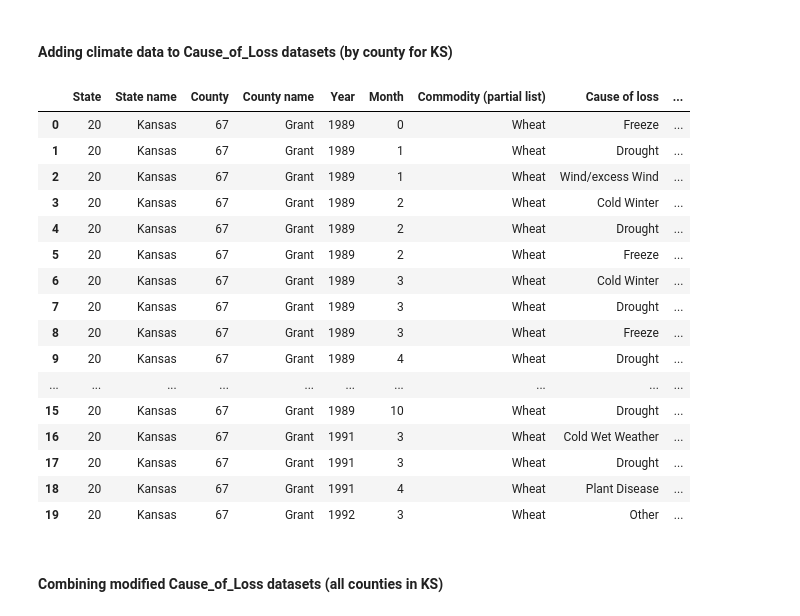
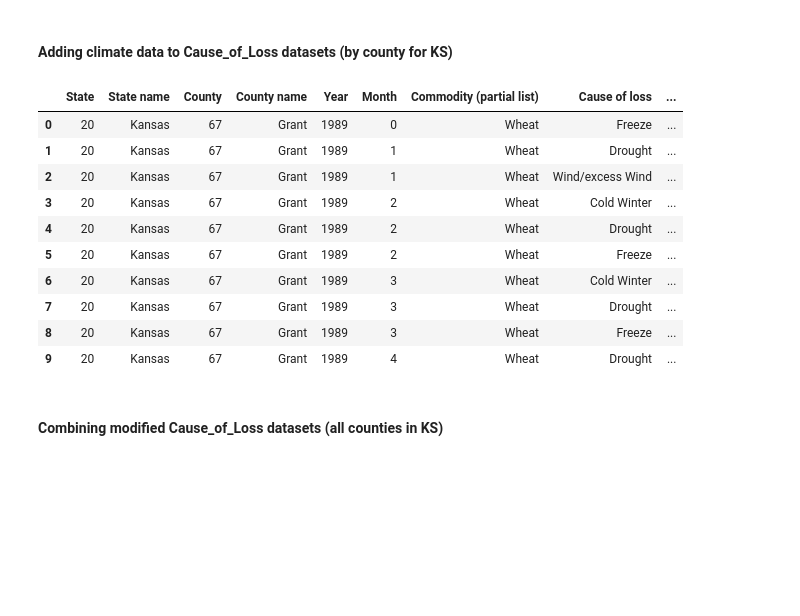
Before and after one commit to asmikumar/wheat-forecasting, a Jupyter notebook: climate_analyses.ipynb, the cells around one changed output. Saved outputs shown, nothing was run; the diff lists cells and outputs as text; code cells hidden in the pictures; blank space fills up the shorter version.

```diff
--- a/climate_analyses.ipynb
+++ b/climate_analyses.ipynb
@@ -515,40 +506,34 @@ df_loss_Kearny['Month'] = pd.to_numeric(df_loss_Kearny['Month'], downcast='integ
 df_loss_Kearny_merged = pd.merge(df_loss_Kearny, df_avg_temp_Kearny, how='left', on=['Year', 'Month'])
 df_loss_Kearny_merged = pd.merge(df_loss_Kearny_merged, df_min_temp_Kearny, how='left', on=['Year', 'Month'])
 df_loss_Kearny_merged = pd.merge(df_loss_Kearny_merged, df_max_temp_Kearny, how='left', on=['Year', 'Month'])
 df_loss_Kearny_merged = pd.merge(df_loss_Kearny_merged, df_precipitation_Kearny, how='left', on=['Year', 'Month'])
 df_loss_Kearny_merged = pd.merge(df_loss_Kearny_merged, df_drought_KS, how='left', on=['Year', 'Month'])
 
 # Morton
 df_loss_Morton = pd.read_csv("Data_KS_WA/KS/KS_Cause_of_Loss/KS_Morton_Cause_of_Loss.csv")
 df_loss_Morton.Month.replace({"Unspecified": 0}, inplace=True)
 df_loss_Morton['Year'] = pd.to_numeric(df_loss_Morton['Year'], downcast='integer')
 df_loss_Morton['Month'] = pd.to_numeric(df_loss_Morton['Month'], downcast='integer')
 df_loss_Morton_merged = pd.merge(df_loss_Morton, df_avg_temp_Morton, how='left', on=['Year', 'Month'])
 df_loss_Morton_merged = pd.merge(df_loss_Morton_merged, df_min_temp_Morton, how='left', on=['Year', 'Month'])
 df_loss_Morton_merged = pd.merge(df_loss_Morton_merged, df_max_temp_Morton, how='left', on=['Year', 'Month'])
 df_loss_Morton_merged = pd.merge(df_loss_Morton_merged, df_precipitation_Morton, how='left', on=['Year', 'Month'])
 df_loss_Morton_merged = pd.merge(df_loss_Morton_merged, df_drought_KS, how='left', on=['Year', 'Month'])
 
 # Testing
-df_loss_Grant_merged.head(20)
+df_loss_Grant_merged.head(10)
 # %% [output]
 |  | State | State name | County | County name | Year | Month | Commodity (partial list) | Cause of loss | ... |
 | 0 | 20 | Kansas | 67 | Grant | 1989 | 0 | Wheat | Freeze | ... |
 | 1 | 20 | Kansas | 67 | Grant | 1989 | 1 | Wheat | Drought | ... |
 | 2 | 20 | Kansas | 67 | Grant | 1989 | 1 | Wheat | Wind/excess Wind | ... |
 | 3 | 20 | Kansas | 67 | Grant | 1989 | 2 | Wheat | Cold Winter | ... |
 | 4 | 20 | Kansas | 67 | Grant | 1989 | 2 | Wheat | Drought | ... |
 | 5 | 20 | Kansas | 67 | Grant | 1989 | 2 | Wheat | Freeze | ... |
 | 6 | 20 | Kansas | 67 | Grant | 1989 | 3 | Wheat | Cold Winter | ... |
 | 7 | 20 | Kansas | 67 | Grant | 1989 | 3 | Wheat | Drought | ... |
 | 8 | 20 | Kansas | 67 | Grant | 1989 | 3 | Wheat | Freeze | ... |
 | 9 | 20 | Kansas | 67 | Grant | 1989 | 4 | Wheat | Drought | ... |
-| ... | ... | ... | ... | ... | ... | ... | ... | ... | ... |
-| 15 | 20 | Kansas | 67 | Grant | 1989 | 10 | Wheat | Drought | ... |
-| 16 | 20 | Kansas | 67 | Grant | 1991 | 3 | Wheat | Cold Wet Weather | ... |
-| 17 | 20 | Kansas | 67 | Grant | 1991 | 3 | Wheat | Drought | ... |
-| 18 | 20 | Kansas | 67 | Grant | 1991 | 4 | Wheat | Plant Disease | ... |
-| 19 | 20 | Kansas | 67 | Grant | 1992 | 3 | Wheat | Other | ... |
 # %% [markdown]
 #### Combining modified Cause_of_Loss datasets (all counties in KS)
 # %%
```
Also changed, not shown: parts of 47 cells of this notebook, 17 other files.
